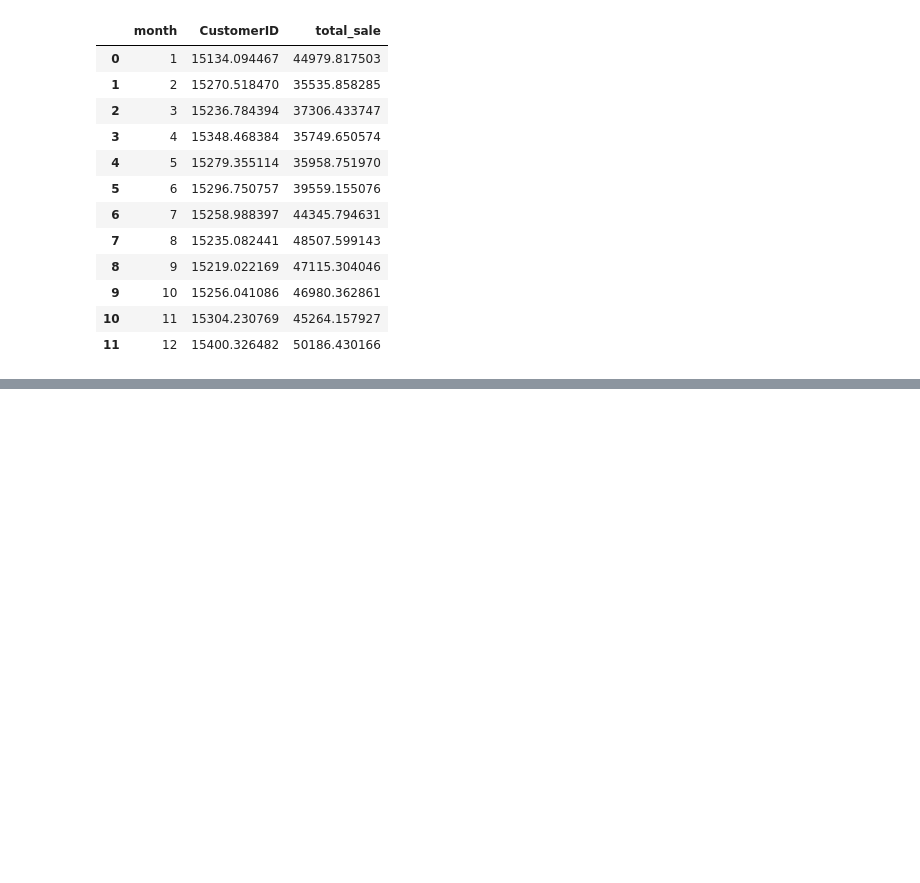
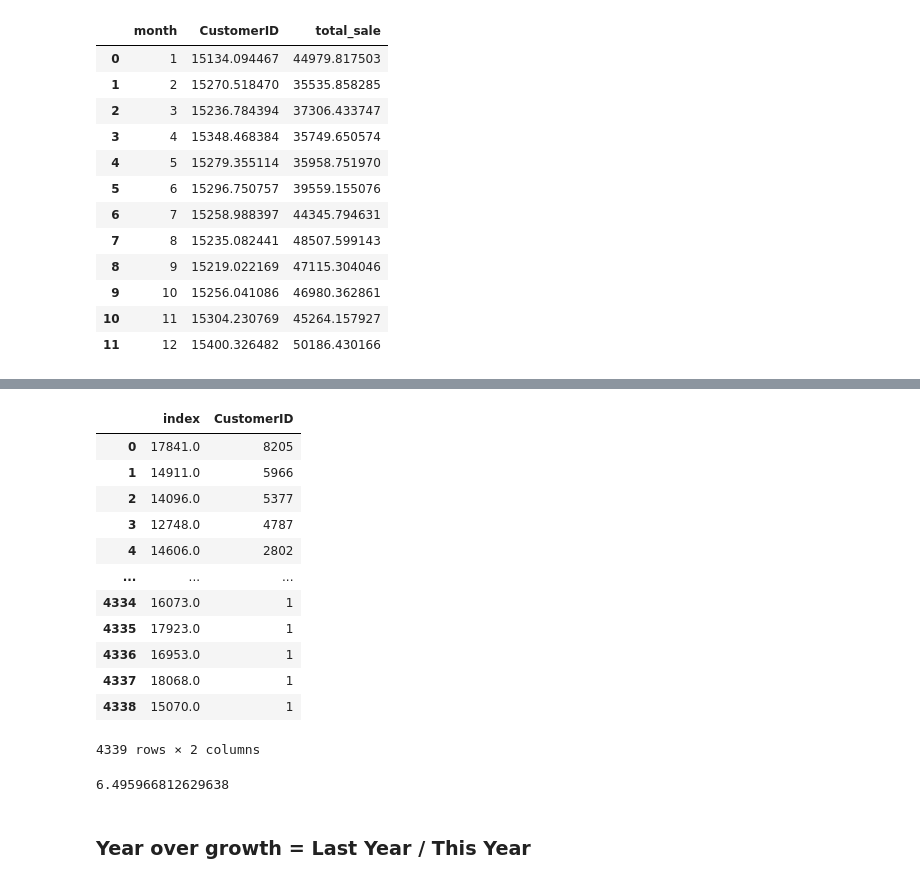
Before and after one commit to selinbulbul/ecommerce-scrape, a Jupyter notebook: New folder/tasks.ipynb, the cells around one changed output, grey strips where cells are left out. Cells and saved outputs as stored; diff of their text form; code cells hidden in the pictures; blank space fills up the shorter version.

```diff
--- a/New folder/tasks.ipynb
+++ b/New folder/tasks.ipynb
@@ -1189,0 +1250,16 @@ sb.barplot(x = "month", y="total_sale", data = df13 )
+# %%
+df_PF["CustomerID"].value_counts().reset_index()
+# %% [output]
+|  | index | CustomerID |
+| 0 | 17841.0 | 8205 |
+| 1 | 14911.0 | 5966 |
+| 2 | 14096.0 | 5377 |
+| 3 | 12748.0 | 4787 |
+| 4 | 14606.0 | 2802 |
+| ... | ... | ... |
+| 4334 | 16073.0 | 1 |
+| 4335 | 17923.0 | 1 |
+| 4336 | 16953.0 | 1 |
+| 4337 | 18068.0 | 1 |
+| 4338 | 15070.0 | 1 |
+4339 rows × 2 columns
@@ -1189,0 +1268,6 @@ sb.barplot(x = "month", y="total_sale", data = df13 )
+# %%
+df_PF_1
+# %% [output]
+6.495966812629638
+# %% [markdown]
+### Year over growth = Last Year / This Year
```
Also changed, not shown: parts of 33 cells of this notebook.
